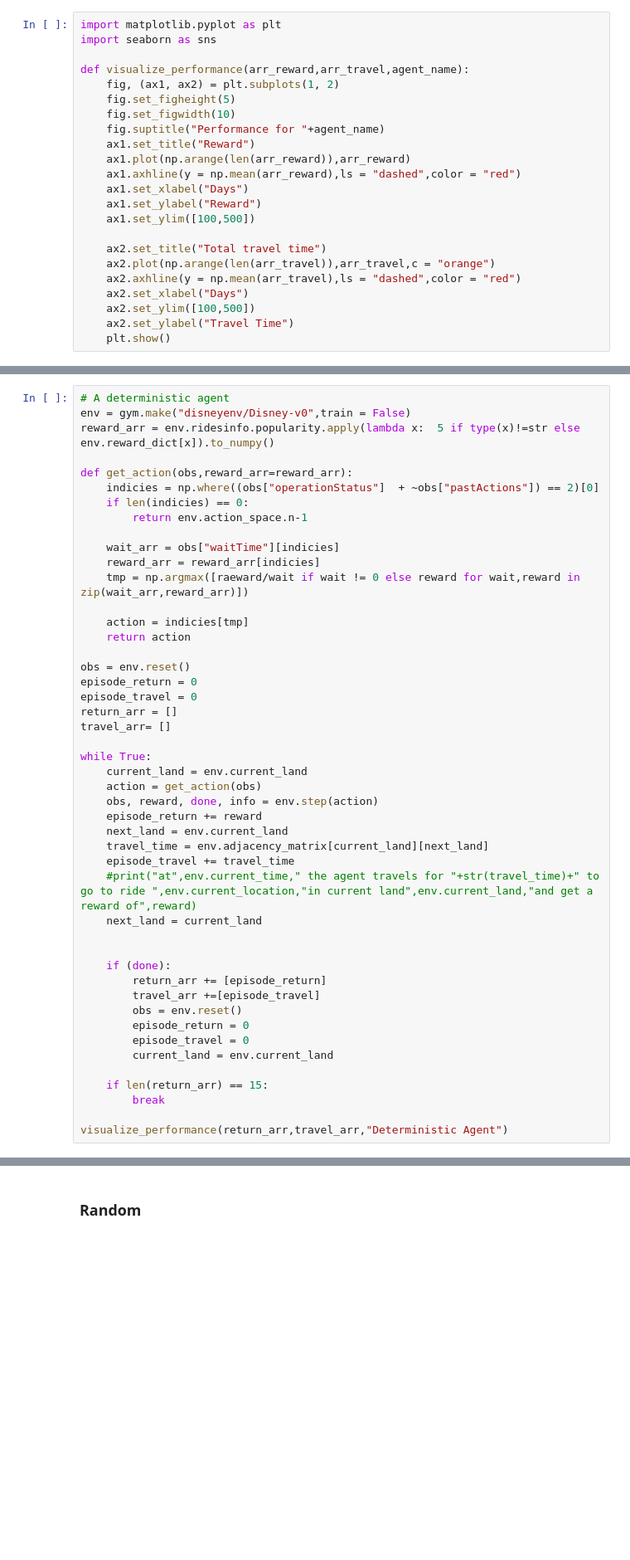
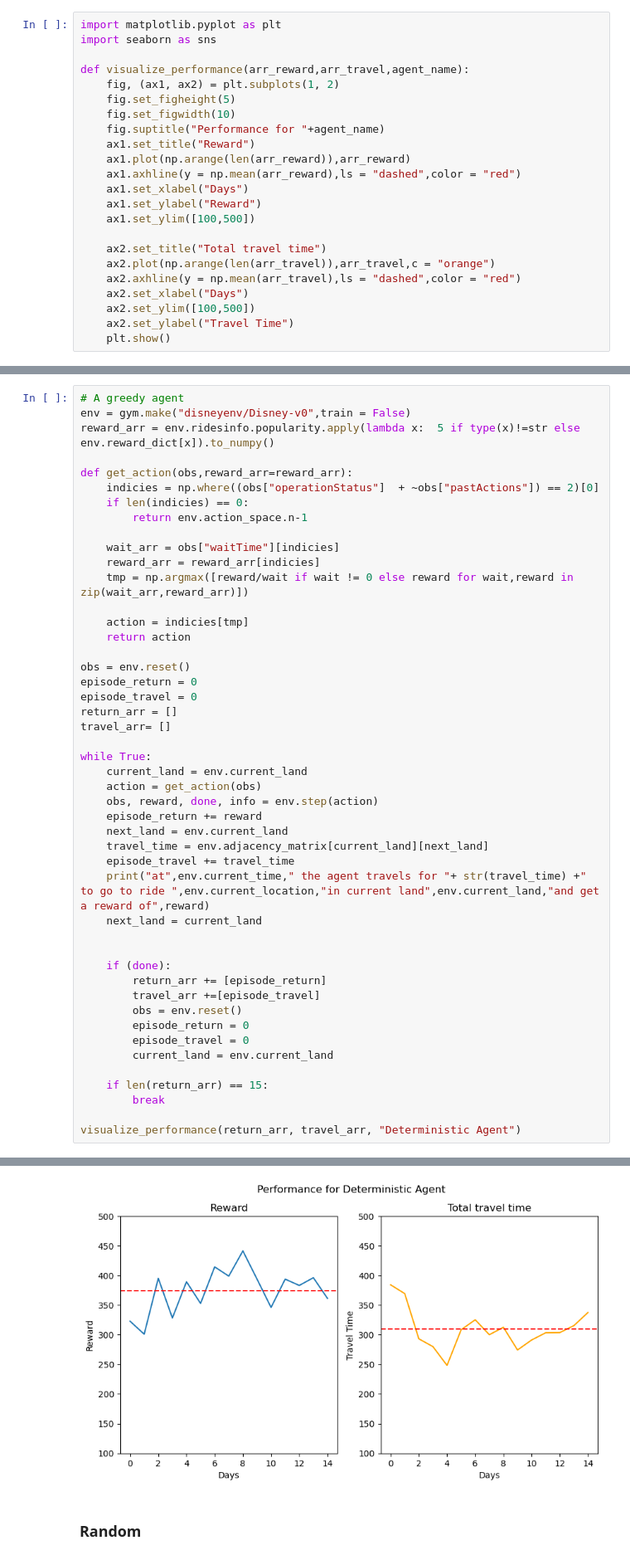
Before and after one commit to Hiroki39/DS-GA-3001-007-Final-Project, a Jupyter notebook: evaluation.ipynb, the cells around one changed output, grey strips where cells are left out. Shown at 83% size. Drawn from its saved outputs; the diff is of its cells as text; blank space fills up the shorter version.

```diff
--- a/evaluation.ipynb
+++ b/evaluation.ipynb
@@ -37,5 +37,5 @@ def visualize_performance(arr_reward,arr_travel,agent_name):
 # %%
-# A deterministic agent
+# A greedy agent
 env = gym.make("disneyenv/Disney-v0",train = False)
 reward_arr = env.ridesinfo.popularity.apply(lambda x:  5 if type(x)!=str else env.reward_dict[x]).to_numpy()
 
@@ -46,7 +46,7 @@ def get_action(obs,reward_arr=reward_arr):
 
     wait_arr = obs["waitTime"][indicies]
     reward_arr = reward_arr[indicies]
-    tmp = np.argmax([raeward/wait if wait != 0 else reward for wait,reward in zip(wait_arr,reward_arr)])
+    tmp = np.argmax([reward/wait if wait != 0 else reward for wait,reward in zip(wait_arr,reward_arr)])
 
     action = indicies[tmp]
     return action
@@ -65,7 +65,7 @@ while True:
     next_land = env.current_land
     travel_time = env.adjacency_matrix[current_land][next_land]
     episode_travel += travel_time
-    #print("at",env.current_time," the agent travels for "+str(travel_time)+" to go to ride ",env.current_location,"in current land",env.current_land,"and get a reward of",reward)
+    print("at",env.current_time," the agent travels for "+ str(travel_time) +" to go to ride ",env.current_location,"in current land",env.current_land,"and get a reward of",reward)
     next_land = current_land
 
 
@@ -80,4 +80,5 @@ while True:
     if len(return_arr) == 15:
         break
 
-visualize_performance(return_arr,travel_arr,"Deterministic Agent")
+visualize_performance(return_arr, travel_arr, "Deterministic Agent")
+# %% [output]
@@ -84,3 +102,4 @@ visualize_performance(return_arr,travel_arr,"Deterministic Agent")
+[figure, added]
 # %% [markdown]
 ### Random
 # %%
```
Also changed, not shown: parts of 2 cells of this notebook, 13 other files.
